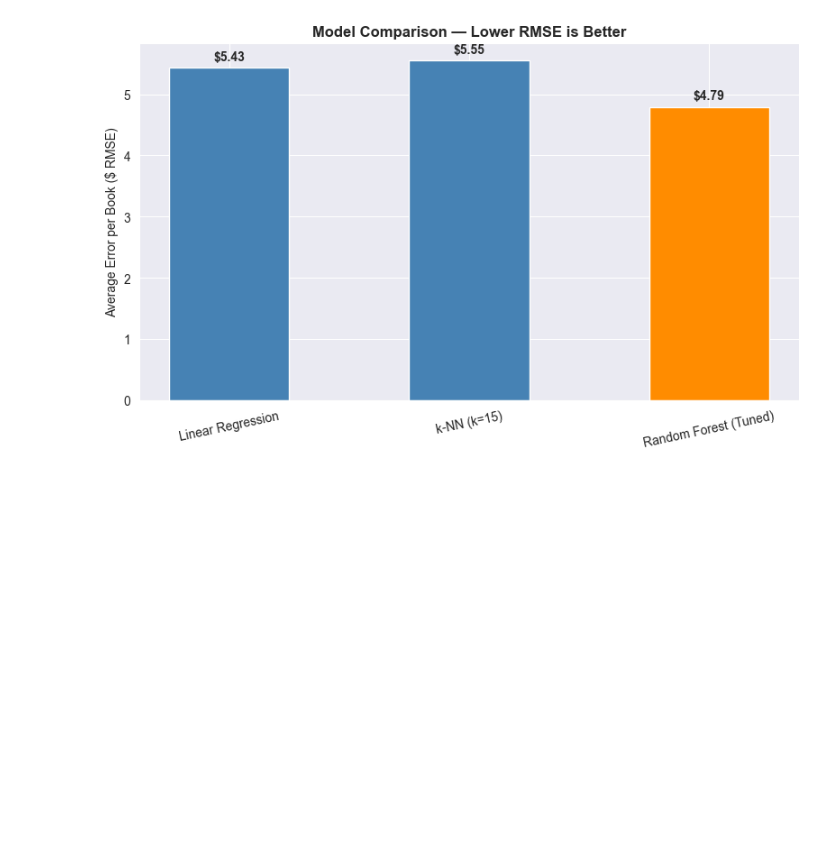
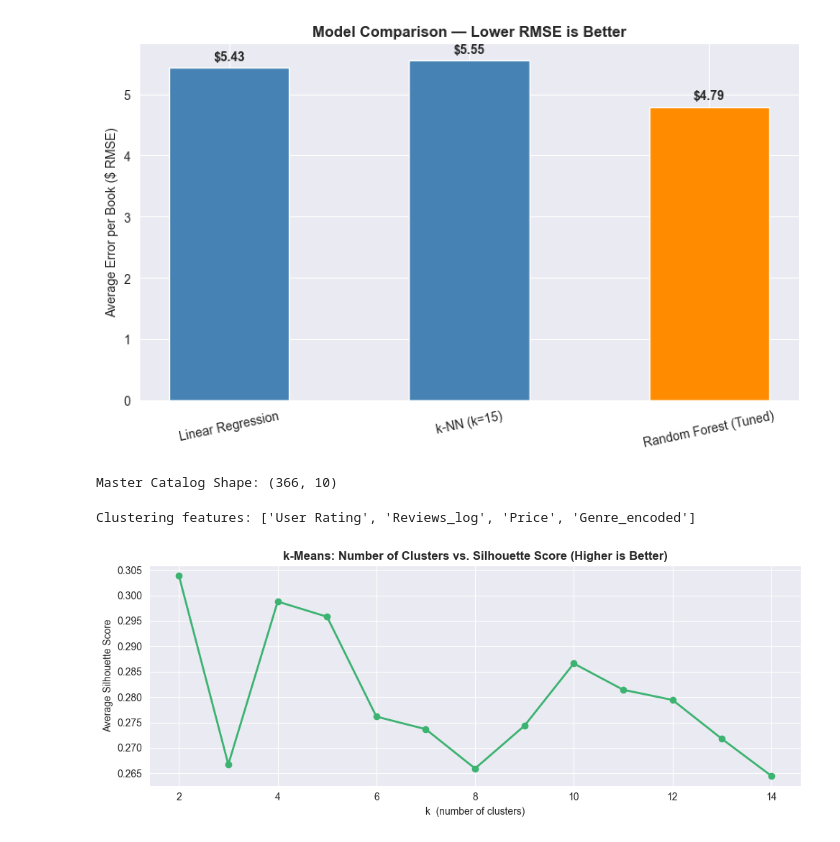
Before and after one commit to antonnoel/book-price-prediction, a Jupyter notebook: book-price-analysis-anton-bozoki.ipynb, the cells around one changed output. Cells and saved outputs as stored; diff of their text form; code cells hidden in the pictures; blank space fills up the shorter version.

```diff
--- a/book-price-analysis-anton-bozoki.ipynb
+++ b/book-price-analysis-anton-bozoki.ipynb
@@ -538,3 +544,70 @@ def plot_model_comparison(final_results):
 plot_model_comparison(final_results)
 # %% [output]
 [figure]
+# %%
+def load_and_combine_catalog(train_path, test_path):
+    """
+    We load the pre-split datasets and combine them back into a single dataframe.
+    We also drop duplicate book titles and reset the index so it matches our feature array.
+    """
+    df_train = pd.read_csv(train_path)
+    df_test  = pd.read_csv(test_path)
+    df_combined = pd.concat([df_train, df_test], ignore_index=True)
+
+    # remove duplicate titles and reset index for seamless mapping alignment
+    df_catalog = df_combined.drop_duplicates(subset=["Name"]).reset_index(drop=True)
+
+    print(f"Master Catalog Shape: {df_catalog.shape}")
+    return df_catalog
+
+df_catalog = load_and_combine_catalog("train_ready.csv", "test_ready.csv")
+# %% [output]
+Master Catalog Shape: (366, 10)
+# %%
+def prepare_cluster_features(df):
+    """
+    We isolate the features that describe what a book is like (rating, reviews, price, genre).
+    We leave out Year and Title_length so it doesn't group books by publication date.
+    """
+    cluster_features = ["User Rating", "Reviews_log", "Price", "Genre_encoded"]
+    X = df[cluster_features]
+
+    # scale features since clustering is distance-based
+    scaler = StandardScaler()
+    X_scaled = scaler.fit_transform(X)
+
+    print(f"Clustering features: {cluster_features}")
+    return X_scaled
+
+X_scaled = prepare_cluster_features(df_catalog)
+# %% [output]
+Clustering features: ['User Rating', 'Reviews_log', 'Price', 'Genre_encoded']
+# %%
+def plot_silhouette_analysis(X_data):
+    """
+    We calculate the average silhouette score for k clusters from 2 to 10 to see how well data points fit their groups.
+    """
+    silhouette_scores = []
+    cluster_range = range(2, 15)
+
+    for k in cluster_range:
+        kmeans = KMeans(n_clusters=k, random_state=42, n_init=10)
+        labels = kmeans.fit_predict(X_data)
+
+        # calculate the average separation quality of the current setup
+        score = silhouette_score(X_data, labels)
+        silhouette_scores.append(score)
+
+    fig, ax = plt.subplots(figsize=(10, 4))
+    ax.plot(list(cluster_range), silhouette_scores, marker="o", color="mediumseagreen", linewidth=2)
+    ax.set_title("k-Means: Number of Clusters vs. Silhouette Score (Higher is Better)", fontweight="bold")
+    ax.set_xlabel("k  (number of clusters)")
+    ax.set_ylabel("Average Silhouette Score")
+
+    plt.tight_layout()
+    plt.savefig("silhouette_analysis.png", dpi=150)
+    plt.show()
+
+plot_silhouette_analysis(X_scaled)
+# %% [output]
+[figure, added]
```
Also changed, not shown: parts of 3 cells of this notebook, 7 other files.
